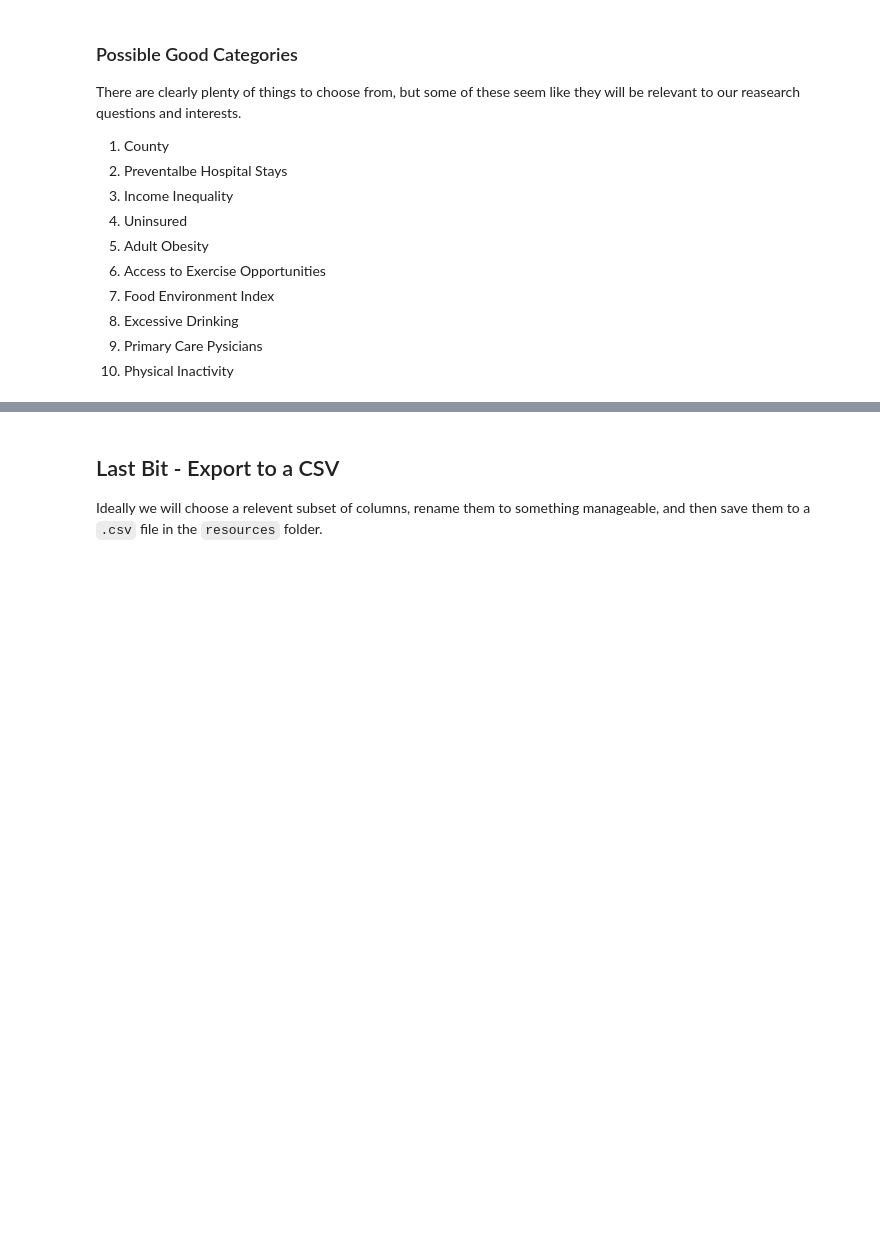
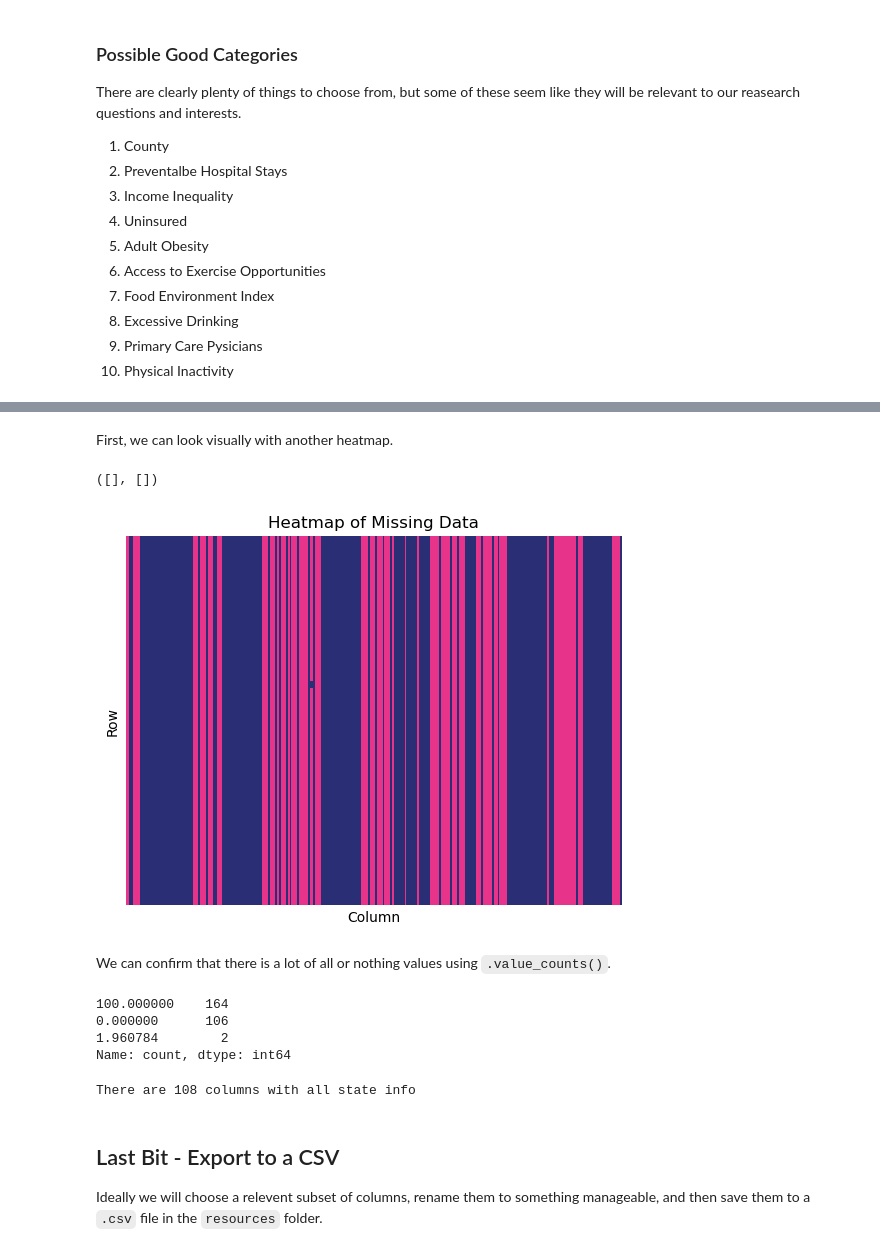
Before and after one commit to the-eva-a/group-1-project-1, a Jupyter notebook: Preliminary Data Cleaning.ipynb, the cells around one changed output, grey strips where cells are left out. Drawn from its saved outputs; the diff is of its cells as text; code cells hidden in the pictures; blank space fills up the shorter version.

```diff
--- a/Preliminary Data Cleaning.ipynb
+++ b/Preliminary Data Cleaning.ipynb
@@ -429,0 +340,4 @@ What methods am I forgetting/missing?
+# %%
+# Maybe states are different actually
+state_summaries_all_info = sheet1[sheet1['County'].isna()]
+state_summaries_all_info.head()
@@ -430,3 +352,35 @@ What methods am I forgetting/missing?
+# %% [markdown]
+First, we can look visually with another heatmap.
+# %%
+# Custom color map with pink and purple (for style)
+custom_cmap = ListedColormap(['#E8338B', '#2A2E74'])  # Pink and Purple
+sns.heatmap(state_summaries_all_info.isnull(), cbar=False, cmap=custom_cmap)
+plt.xlabel('Column')
+plt.ylabel('Row')
+plt.title('Heatmap of Missing Data')
+plt.xticks([])
+plt.yticks([])
+# %% [output]
+([], [])
+[figure, added]
+# %% [markdown]
+We can confirm that there is a lot of all or nothing values using `.value_counts()`.
+# %%
+state_summaries_completeness = state_summaries_all_info.isna().sum()/51*100
+state_summaries_completeness.value_counts()
+# %% [output]
+100.000000    164
+0.000000      106
+1.960784        2
+Name: count, dtype: int64
+# %%
+# Remove Confidence Interval Cols that will not be used.
+state_summaries_no_na = state_summaries_all_info.dropna(axis=1, how='all')
+state_summaries_no_na.head()
+
+print(f"There are {len(state_summaries_no_na.columns)} columns with all state info")
+# %% [output]
+There are 108 columns with all state info
 # %% [markdown]
 ## Last Bit - Export to a CSV
 
```
Also changed, not shown: parts of 22 cells of this notebook, 2 other files.
